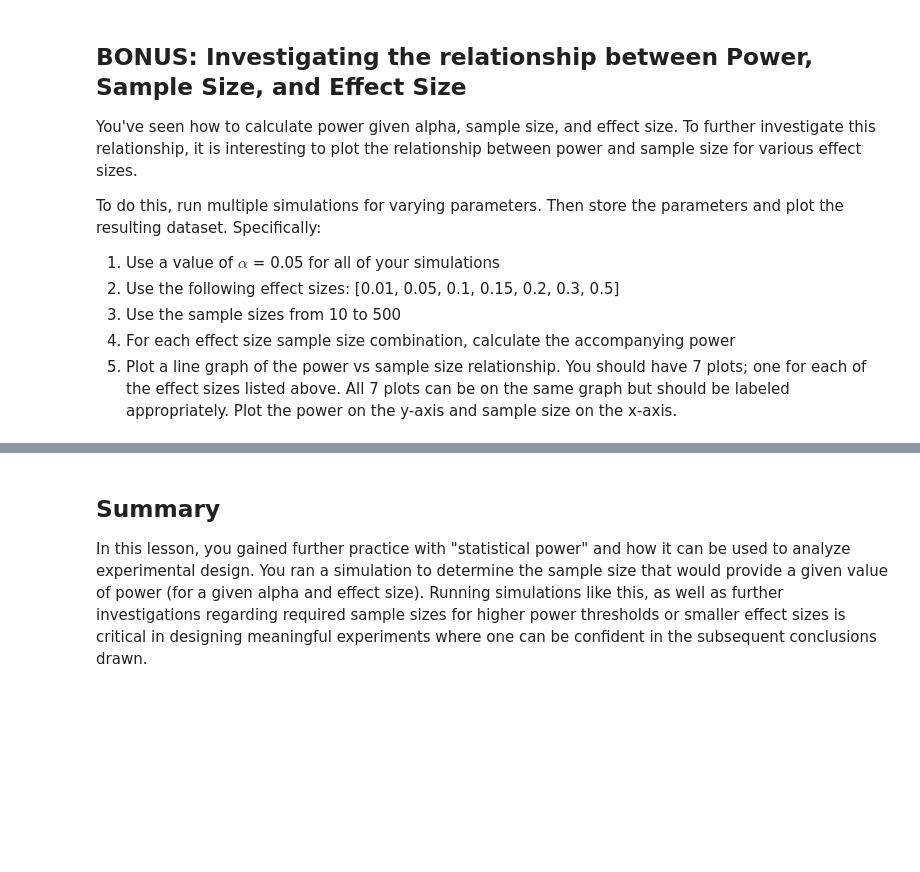
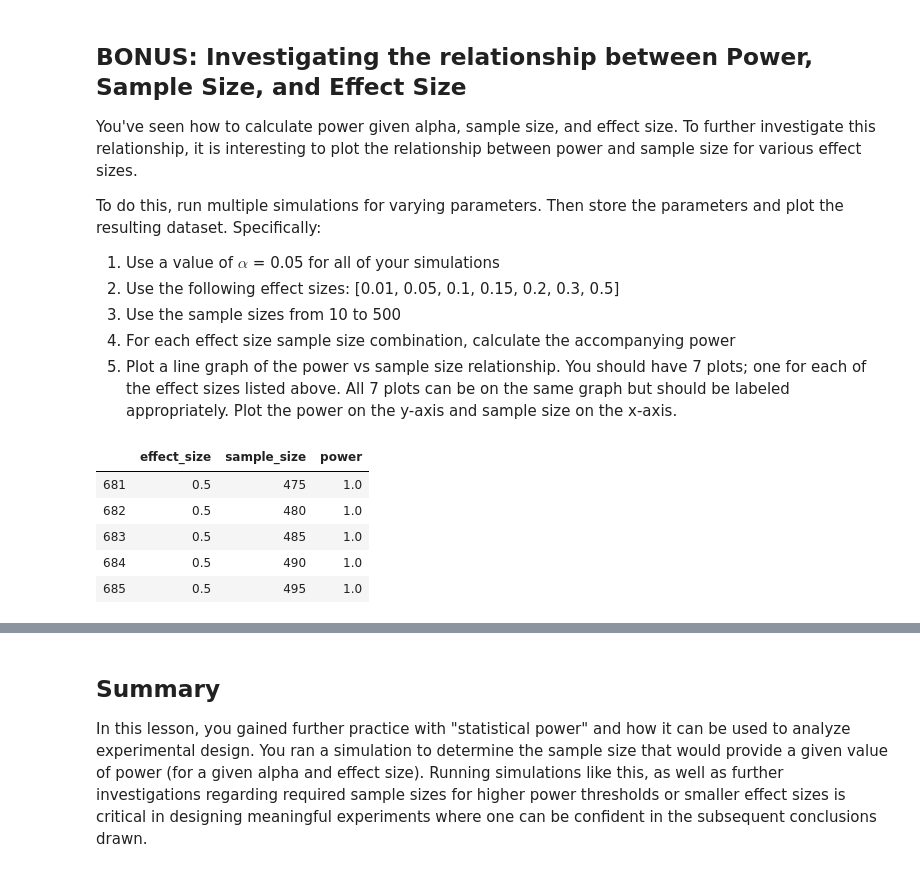
Before and after one commit to akaigraham/dsc-statistical-power-lab-online-ds-sp-000, a Jupyter notebook: index.ipynb, the cells around one changed output, grey strips where cells are left out. Cells and saved outputs as stored; diff of their text form; code cells hidden in the pictures; blank space fills up the shorter version.

```diff
--- a/index.ipynb
+++ b/index.ipynb
@@ -209,0 +238,10 @@ To do this, run multiple simulations for varying parameters. Then store the para
+# %%
+df = pd.DataFrame(copy, columns=['effect_size', 'sample_size', 'power'])
+df.tail()
+# %% [output]
+|  | effect_size | sample_size | power |
+| 681 | 0.5 | 475 | 1.0 |
+| 682 | 0.5 | 480 | 1.0 |
+| 683 | 0.5 | 485 | 1.0 |
+| 684 | 0.5 | 490 | 1.0 |
+| 685 | 0.5 | 495 | 1.0 |
```
Also changed, not shown: parts of 5 cells of this notebook.
